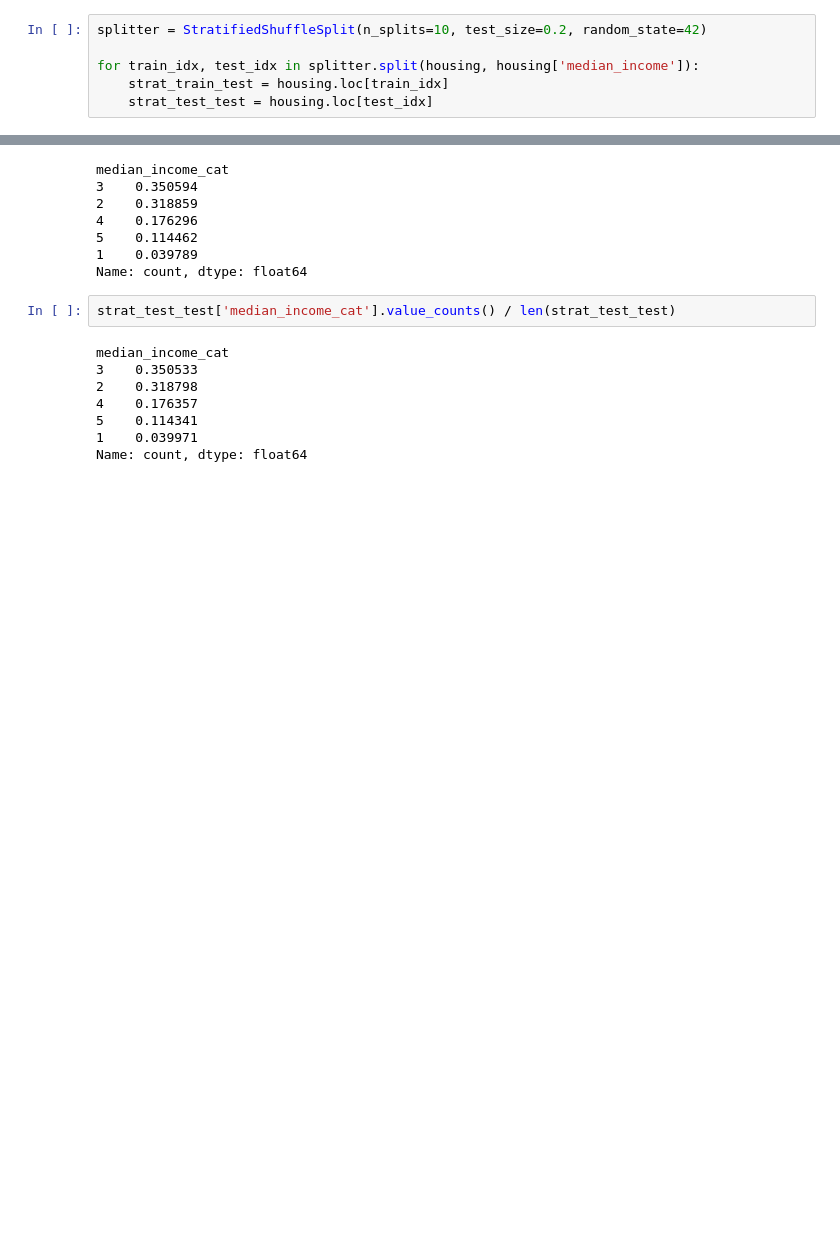
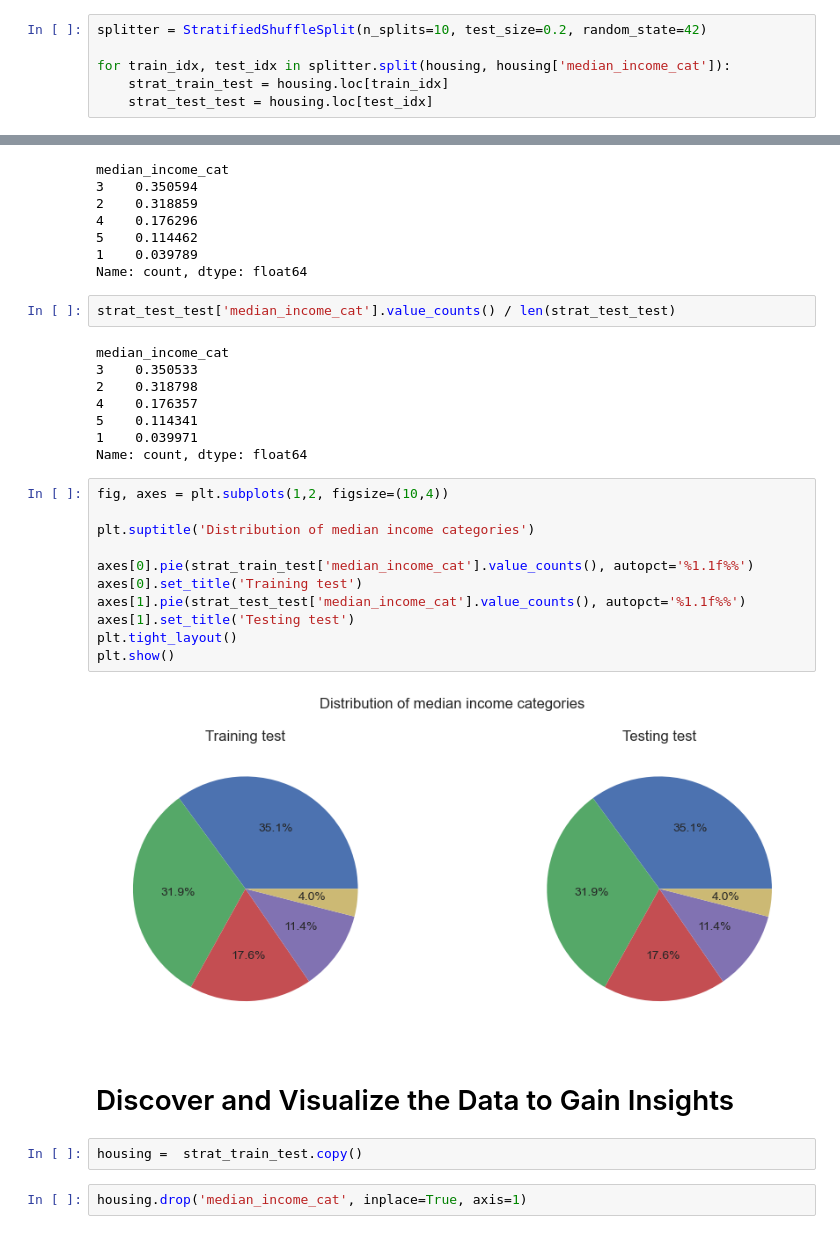
Before and after one commit to nayana-sisil/house_prediction, a Jupyter notebook: EndtoEnd.ipynb, the cells around one changed output, grey strips where cells are left out. Drawn from its saved outputs; the diff is of its cells as text; blank space fills up the shorter version.

```diff
--- a/EndtoEnd.ipynb
+++ b/EndtoEnd.ipynb
@@ -194,6 +194,6 @@ separate train,test data based on meadian income
 # %%
 splitter = StratifiedShuffleSplit(n_splits=10, test_size=0.2, random_state=42)
 
-for train_idx, test_idx in splitter.split(housing, housing['median_income']):
+for train_idx, test_idx in splitter.split(housing, housing['median_income_cat']):
     strat_train_test = housing.loc[train_idx]
     strat_test_test = housing.loc[test_idx]
@@ -219,3 +217,22 @@ median_income_cat
 5    0.114341
 1    0.039971
 Name: count, dtype: float64
+# %%
+fig, axes = plt.subplots(1,2, figsize=(10,4))
+
+plt.suptitle('Distribution of median income categories')
+
+axes[0].pie(strat_train_test['median_income_cat'].value_counts(), autopct='%1.1f%%')
+axes[0].set_title('Training test')
+axes[1].pie(strat_test_test['median_income_cat'].value_counts(), autopct='%1.1f%%')
+axes[1].set_title('Testing test')
+plt.tight_layout()
+plt.show()
+# %% [output]
+[figure, added]
+# %% [markdown]
+# Discover and Visualize the Data to Gain Insights
+# %%
+housing =  strat_train_test.copy()
+# %%
+housing.drop('median_income_cat', inplace=True, axis=1)
```
Also changed, not shown: parts of 7 cells of this notebook.
